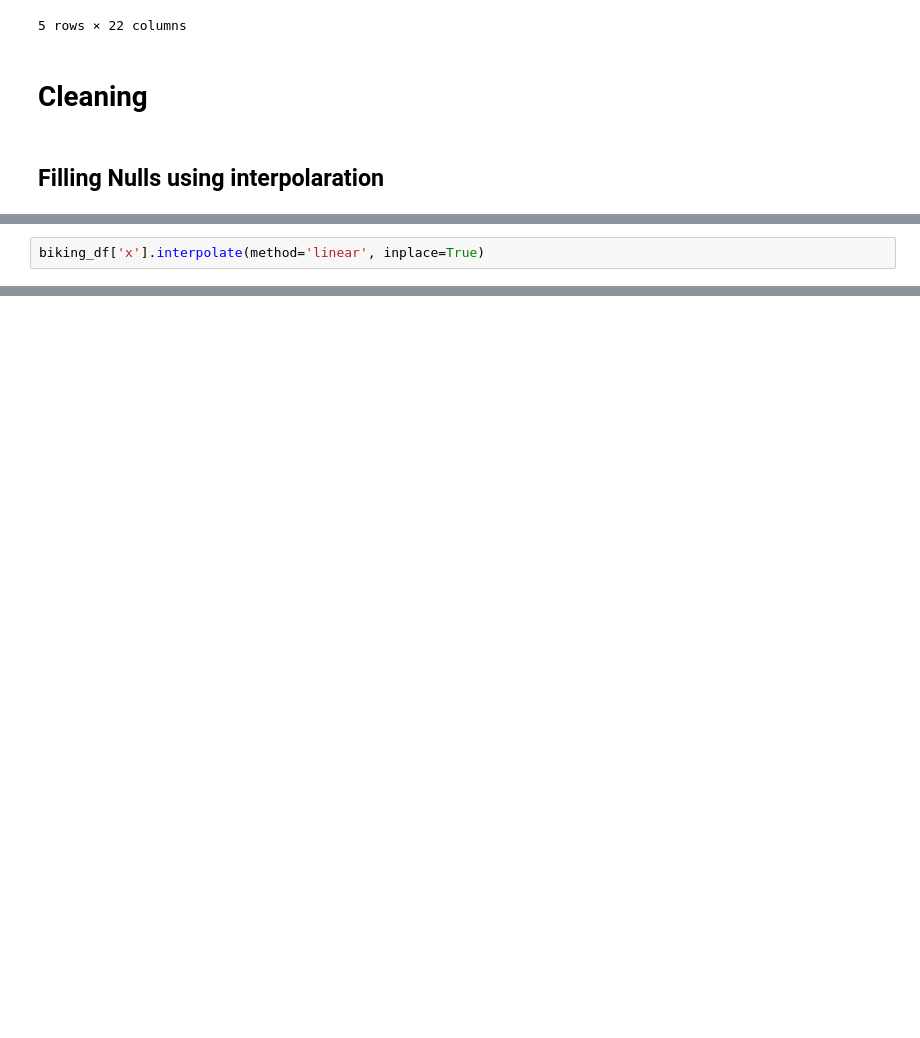
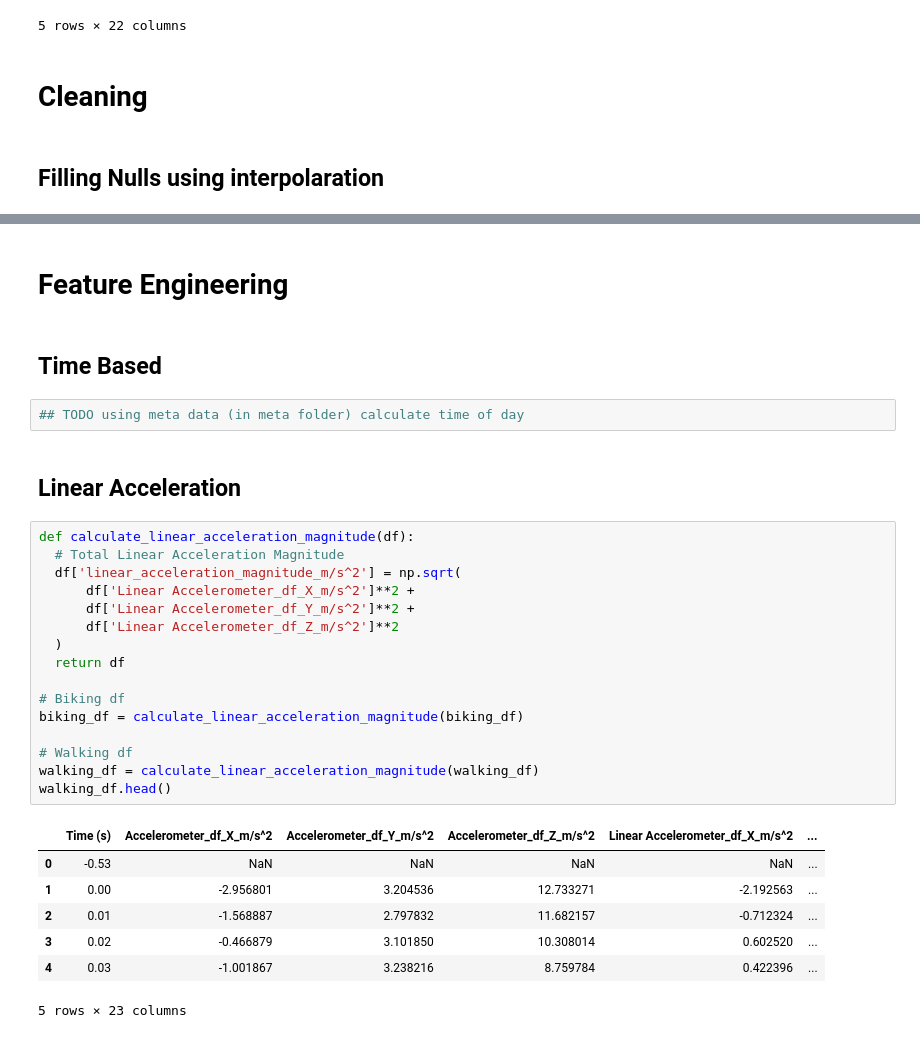
Before and after one commit to mrushad/ml4qs-G39, a Jupyter notebook: notebooks/mlqs_lydia.ipynb, the cells around one changed output, grey strips where cells are left out. Cells and saved outputs as stored; diff of their text form; blank space fills up the shorter version.

Commit message:
added some feature engineering

```diff
--- a/notebooks/mlqs_lydia.ipynb
+++ b/notebooks/mlqs_lydia.ipynb
@@ -311,4 +335,2 @@ walking_df.isnull().sum()
 dtype: int64
-# %%
-biking_df['x'].interpolate(method='linear', inplace=True)
 # %%
@@ -361,0 +424,32 @@ dtype: int64
+# %% [markdown]
+# Feature Engineering
+# %% [markdown]
+## Time Based
+# %%
+## TODO using meta data (in meta folder) calculate time of day
+# %% [markdown]
+## Linear Acceleration
+# %%
+def calculate_linear_acceleration_magnitude(df):
+  # Total Linear Acceleration Magnitude
+  df['linear_acceleration_magnitude_m/s^2'] = np.sqrt(
+      df['Linear Accelerometer_df_X_m/s^2']**2 +
+      df['Linear Accelerometer_df_Y_m/s^2']**2 +
+      df['Linear Accelerometer_df_Z_m/s^2']**2
+  )
+  return df
+
+# Biking df
+biking_df = calculate_linear_acceleration_magnitude(biking_df)
+
+# Walking df
+walking_df = calculate_linear_acceleration_magnitude(walking_df)
+walking_df.head()
+# %% [output]
+|  | Time (s) | Accelerometer_df_X_m/s^2 | Accelerometer_df_Y_m/s^2 | Accelerometer_df_Z_m/s^2 | Linear Accelerometer_df_X_m/s^2 | ... |
+| 0 | -0.53 | NaN | NaN | NaN | NaN | ... |
+| 1 | 0.00 | -2.956801 | 3.204536 | 12.733271 | -2.192563 | ... |
+| 2 | 0.01 | -1.568887 | 2.797832 | 11.682157 | -0.712324 | ... |
+| 3 | 0.02 | -0.466879 | 3.101850 | 10.308014 | 0.602520 | ... |
+| 4 | 0.03 | -1.001867 | 3.238216 | 8.759784 | 0.422396 | ... |
+5 rows × 23 columns
```
Also changed, not shown: parts of 19 cells of this notebook.
